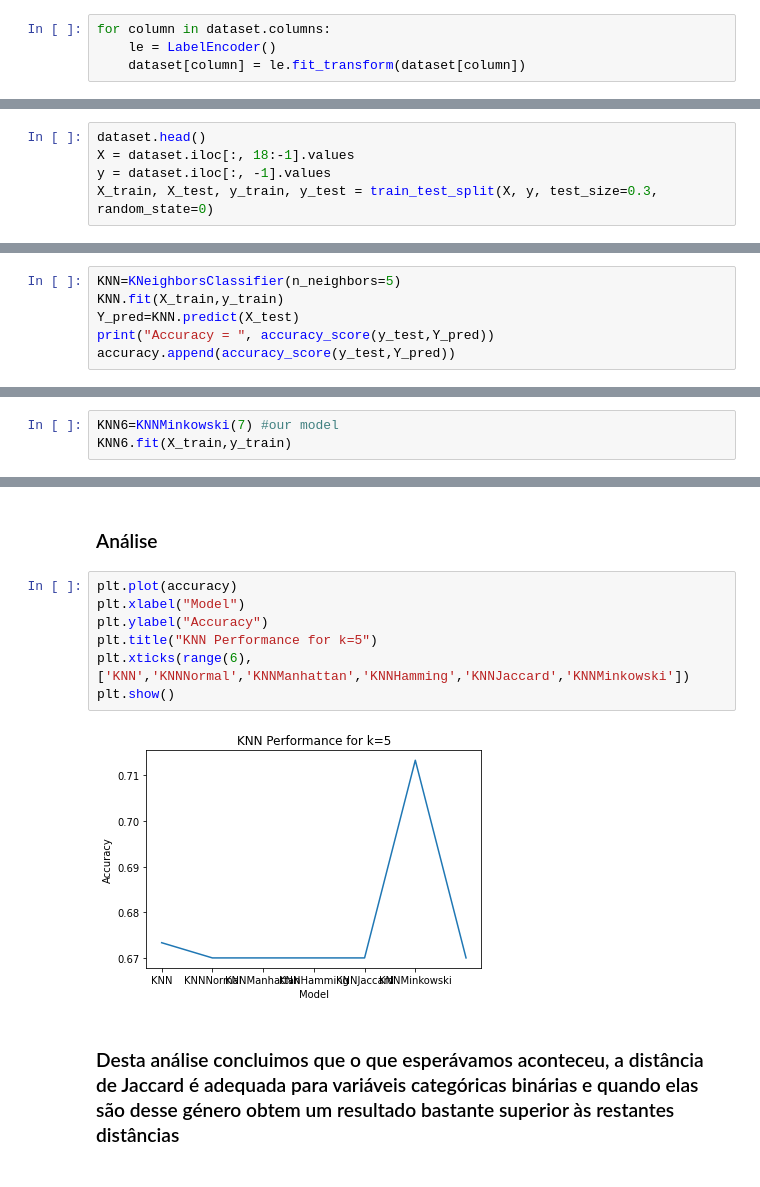
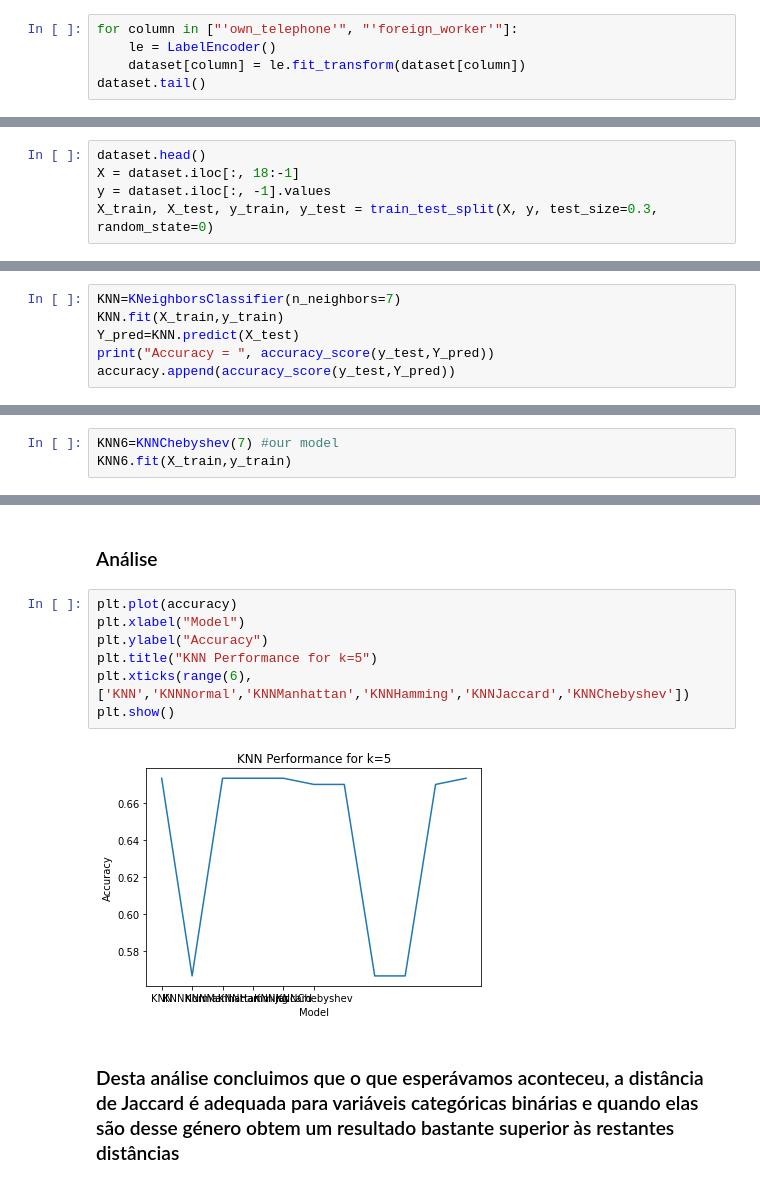
Before and after one commit to guilhermevaz8/Modified-KNN, a Jupyter notebook: KNNM.ipynb, the cells around one changed output, grey strips where cells are left out. Drawn from its saved outputs; the diff is of its cells as text.

```diff
--- a/KNNM.ipynb
+++ b/KNNM.ipynb
@@ -603,6 +605,7 @@ dataset.tail()
 | 999 | 1000 | 0<=X<200 | 45 | critical/other existing credit | used car | 4576 | ... |
 5 rows × 22 columns
 # %%
-for column in dataset.columns:
+for column in ["'own_telephone'", "'foreign_worker'"]:
     le = LabelEncoder()
     dataset[column] = le.fit_transform(dataset[column])
+dataset.tail()
@@ -610,7 +621,7 @@ for column in dataset.columns:
 ### Decidimos explorar a fraqueza do Jaccard no dataset antetior e fizemos deste dataset um dataset categórico com variáveis apenas binárias para ver se assim o jaccard se destacava.
 # %%
 dataset.head()
-X = dataset.iloc[:, 18:-1].values
+X = dataset.iloc[:, 18:-1]
 y = dataset.iloc[:, -1].values
 X_train, X_test, y_train, y_test = train_test_split(X, y, test_size=0.3, random_state=0)
 # %%
@@ -621,7 +632,7 @@ accuracy=[]
 # %%
 #find_best_k(X_train, X_test, y_train, y_test,KNN)
 # %%
-KNN=KNeighborsClassifier(n_neighbors=5)
+KNN=KNeighborsClassifier(n_neighbors=7)
 KNN.fit(X_train,y_train)
 Y_pred=KNN.predict(X_test)
 print("Accuracy = ", accuracy_score(y_test,Y_pred))
@@ -736,7 +716,7 @@ find_best_k(X_train, X_test, y_train, y_test,KNNMinkowski)
 # %% [output]
 7
 # %%
-KNN6=KNNMinkowski(7) #our model
+KNN6=KNNChebyshev(7) #our model
 KNN6.fit(X_train,y_train)
 # %%
 Y1_pred = KNN6.predict(X_test)
@@ -749,12 +729,12 @@ Accuracy =  0.67
 # %%
 plt.plot(accuracy)
 plt.xlabel("Model")
 plt.ylabel("Accuracy")
 plt.title("KNN Performance for k=5")
-plt.xticks(range(6), ['KNN','KNNNormal','KNNManhattan','KNNHamming','KNNJaccard','KNNMinkowski'])
+plt.xticks(range(6), ['KNN','KNNNormal','KNNManhattan','KNNHamming','KNNJaccard','KNNChebyshev'])
 plt.show()
 # %% [output]
-[figure, old version]
+[figure, new version]
 # %% [markdown]
 ### Desta análise concluimos que o que esperávamos aconteceu, a distância de Jaccard é adequada para variáveis categóricas binárias e quando elas são desse género obtem um resultado bastante superior às restantes distâncias
 # %% [markdown]
```
Also changed, not shown: parts of 91 cells of this notebook.
